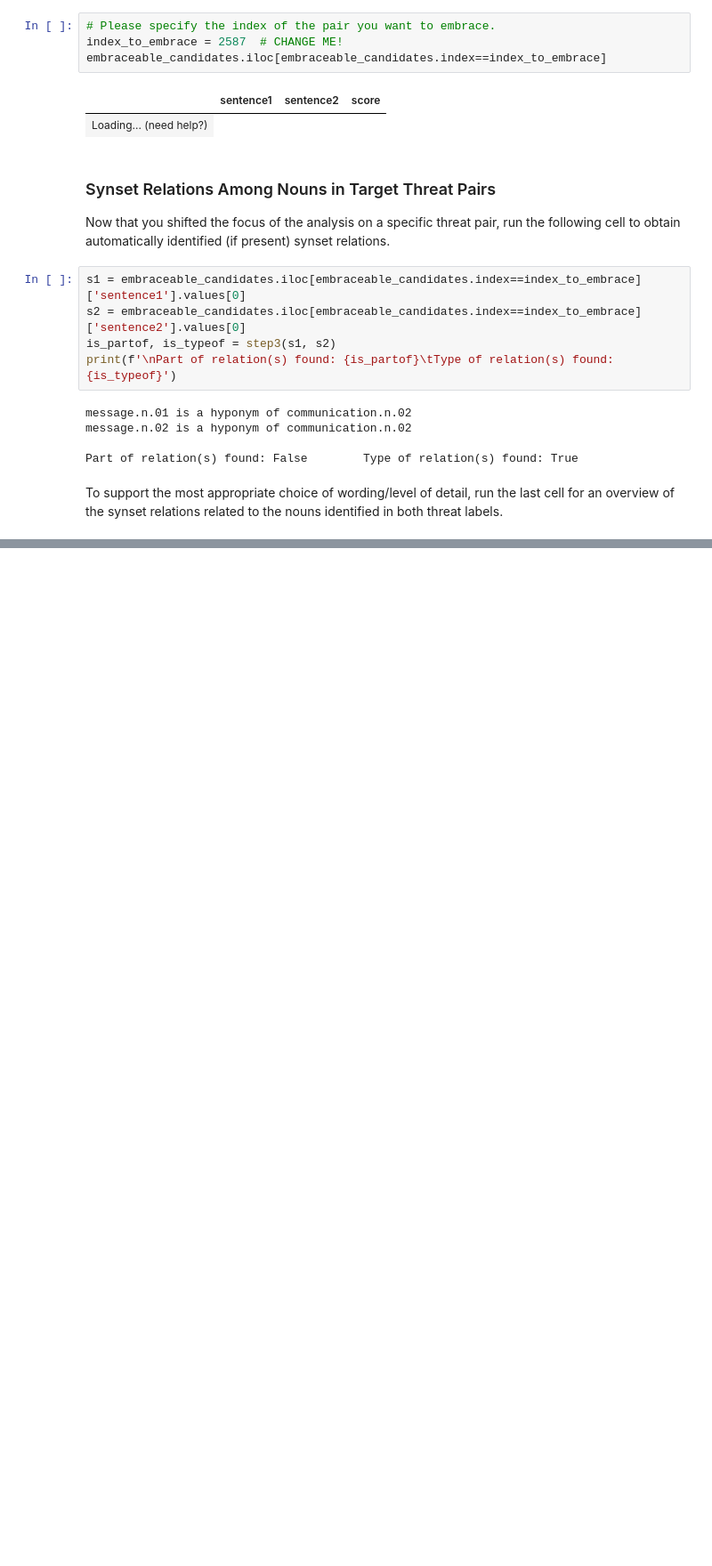
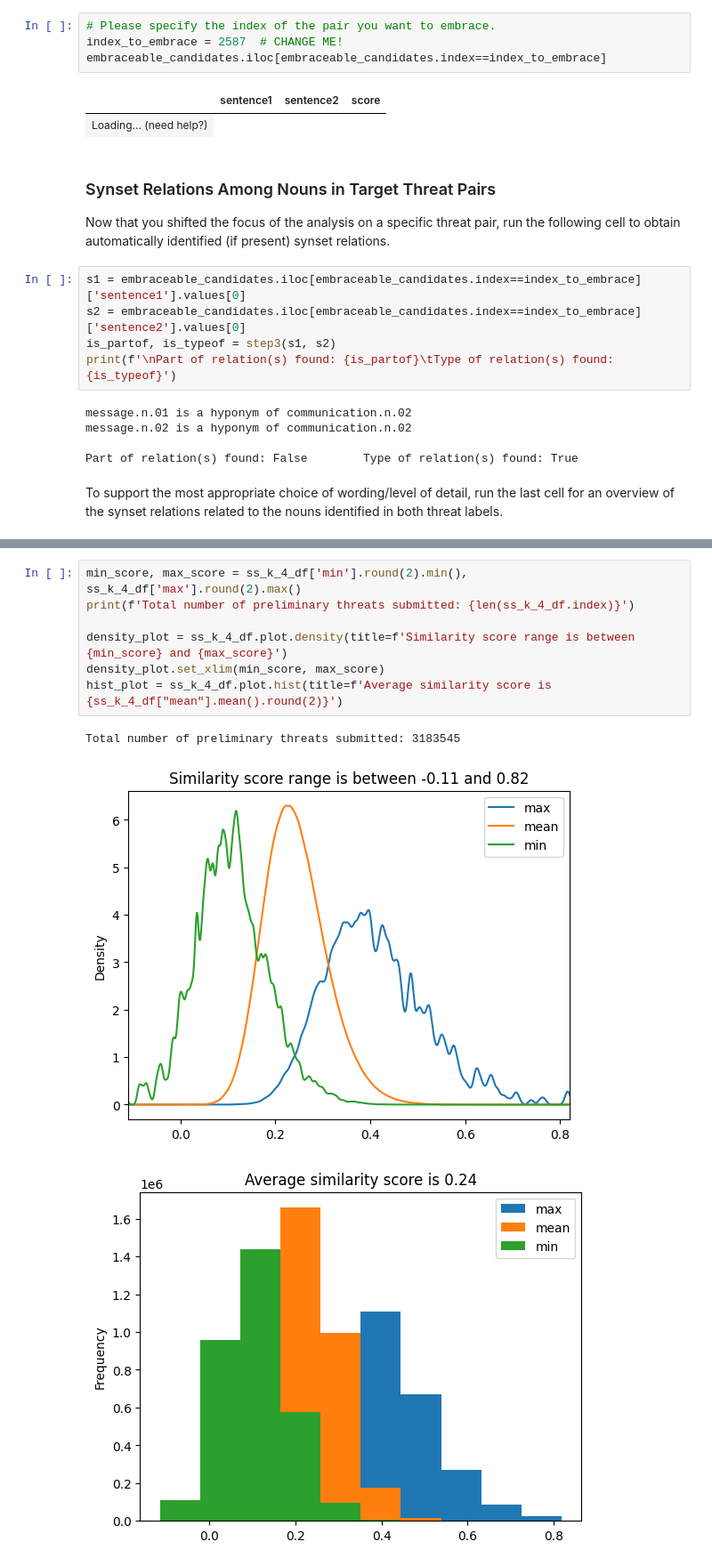
Before and after one commit to tsumarios/TEAM, a Jupyter notebook: embracing_workflow.ipynb, the cells around one changed output, grey strips where cells are left out. Shown at 89% size. Saved outputs shown, nothing was run; the diff lists cells and outputs as text; blank space fills up the shorter version.

```diff
--- a/embracing_workflow.ipynb
+++ b/embracing_workflow.ipynb
@@ -129,0 +199,11 @@ focus_df
+# %%
+min_score, max_score = ss_k_4_df['min'].round(2).min(), ss_k_4_df['max'].round(2).max()
+print(f'Total number of preliminary threats submitted: {len(ss_k_4_df.index)}')
+
+density_plot = ss_k_4_df.plot.density(title=f'Similarity score range is between {min_score} and {max_score}')
+density_plot.set_xlim(min_score, max_score)
+hist_plot = ss_k_4_df.plot.hist(title=f'Average similarity score is {ss_k_4_df["mean"].mean().round(2)}')
+# %% [output]
+Total number of preliminary threats submitted: 3183545
+[figure, added]
+[figure, added]
```
Also changed, not shown: parts of 9 cells of this notebook.
